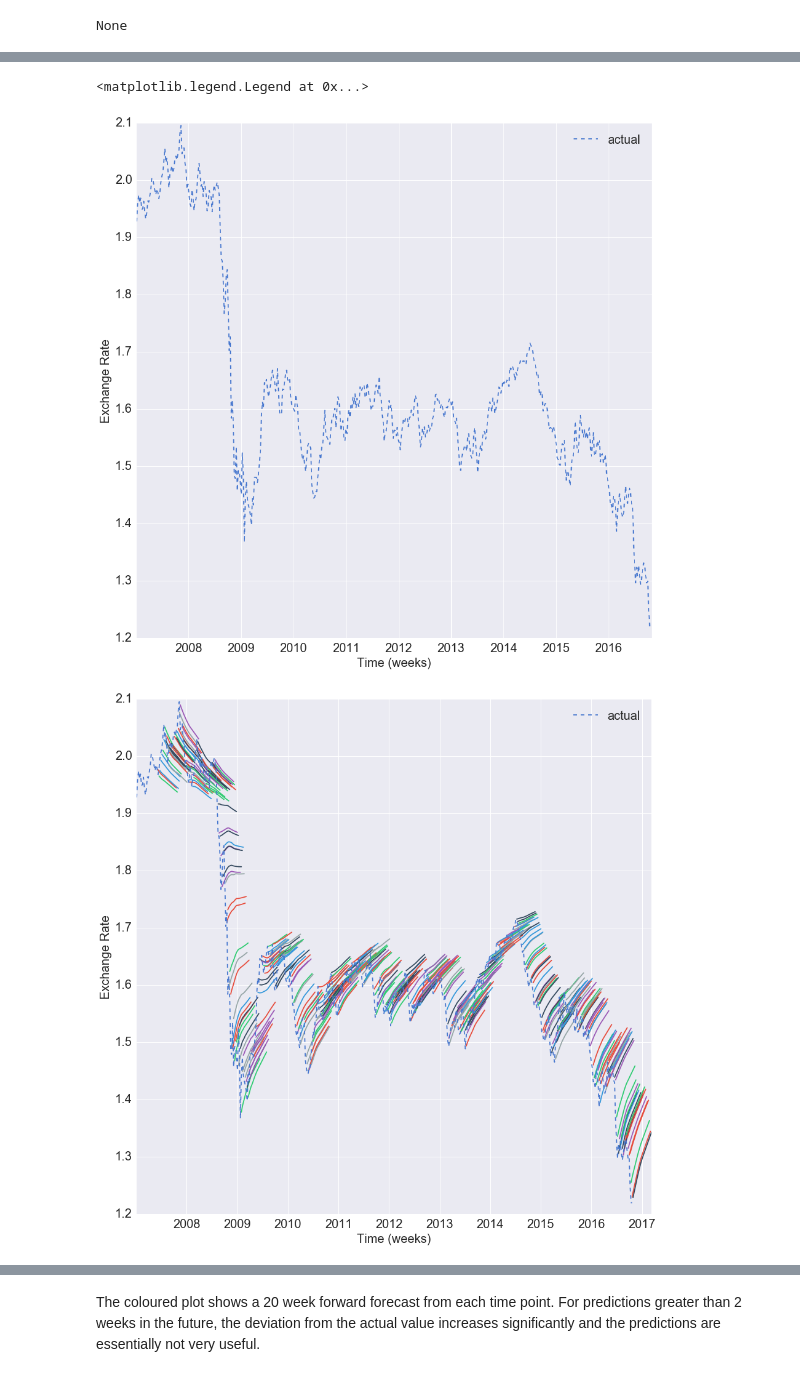
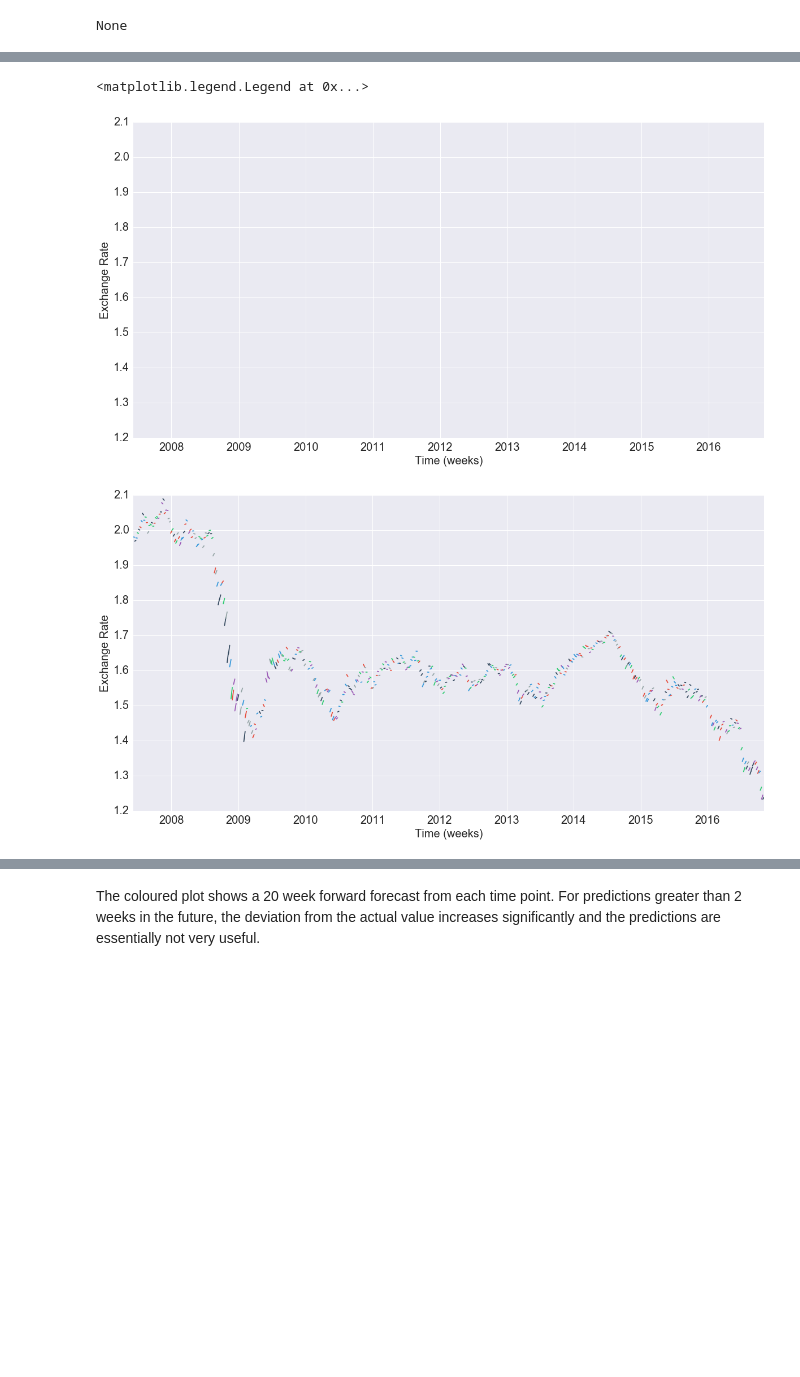
Before and after one commit to nikhilaravi/exchangerate, a Jupyter notebook: baseline_model/baseline_time_series_forecasting_final_lasso.ipynb, the cells around one changed output, grey strips where cells are left out. Saved outputs shown, nothing was run; the diff lists cells and outputs as text; code cells hidden in the pictures; blank space fills up the shorter version.

Commit message:
Updates lasso plot

```diff
--- a/baseline_model/baseline_time_series_forecasting_final_lasso.ipynb
+++ b/baseline_model/baseline_time_series_forecasting_final_lasso.ipynb
@@ -373,7 +373,7 @@ def predict_n_weeks(n, ts_filtered):
     #colors = ['red', 'green', 'yellow', 'orange', 'magenta', 'blue']
 
     # initialise
-    plt.figure(figsize=(15,15))
+    plt.figure(figsize=(20,10))
     prediction_n_week = np.zeros((len(ts_filtered)-num_lags))
     prediction_dates = []
 
@@ -399,7 +399,7 @@ def predict_n_weeks(n, ts_filtered):
 #         print 'last_date', last_date, 'prev_value',x_test[0],  'next_date', date, 'prediction', predictions_t[-1]
         prediction_dates.append(date)
 
-    plt.plot(ts_filtered.index, ts_filtered.values, linestyle='dashed', label='actual')
+#     plt.plot(ts_filtered.index, ts_filtered.values, linestyle='dashed', label='actual')
     plt.xlabel('Time (weeks)', fontsize=20)
     plt.ylabel('Exchange Rate', fontsize=20)
     plt.xticks(fontsize=20)
@@ -424,7 +424,7 @@ print 'R2 1 week: ', r2_1_week
 # prediction_10_week, prediction_dates_3 = predict_n_weeks(10, ts_train)
 
 # 20 week look ahead forecast
-prediction_20_week, prediction_dates_4 = predict_n_weeks(20, ts_train)
+prediction_20_week, prediction_dates_4 = predict_n_weeks(2, ts_train)
 r2_20_week = r2_score(ts_predict, prediction_20_week[:-1])
 print 'R2 20 week: ', r2_20_week
 
@@ -452,3 +452,3 @@ R2 20 week:  0.893524069782
 <matplotlib.legend.Legend at 0x...>
-[figure, old version]
+[figure, new version]
-[figure, old version]
+[figure, new version]
```
Also changed, not shown: parts of 4 cells of this notebook, 4 other files.
